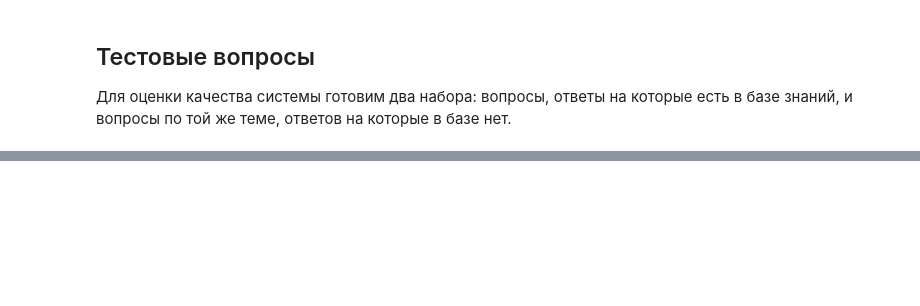
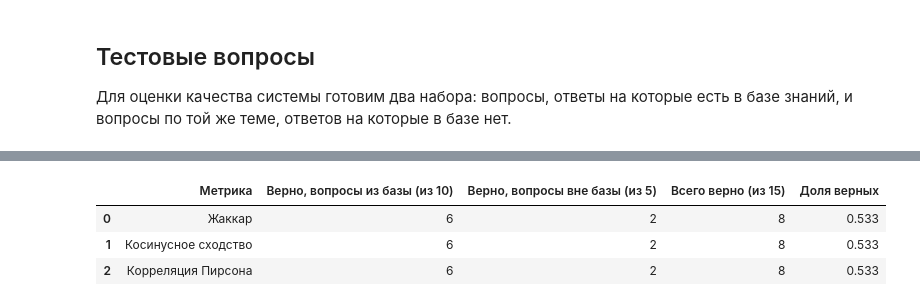
Before and after one commit to timur2015png/ML_LAB, a Jupyter notebook: lab_07.ipynb, the cells around one changed output, grey strips where cells are left out. Saved outputs shown, nothing was run; the diff lists cells and outputs as text; code cells hidden in the pictures; blank space fills up the shorter version.

```diff
--- a/lab_07.ipynb
+++ b/lab_07.ipynb
@@ -71,0 +169,23 @@ print("Пар в базе знаний:", len(questions), len(answers))
+# %%
+import numpy as np
+
+from sklearn.feature_extraction.text import CountVectorizer
+vectorizer = CountVectorizer(
+    tokenizer = lambda x: x,
+    preprocessor= lambda x: x,
+    token_pattern=None,
+    lowercase=False
+)
+
+X = vectorizer.fit_transform(processed_questions).toarray()
+
+feature_names = vectorizer.get_feature_names_out()
+
+print("Размер матрицы:", X.shape)
+print("Размер словаря:", len(feature_names))
+
+print("\nПример вектора первого вопроса:")
+print(X[0])
+
+print("\nСлова словаря:")
+print(feature_names)
@@ -105,0 +398,27 @@ correct_indices = [
+# %%
+n_in_base = len(correct_indices)
+n_out_of_base = len(test_questions) - n_in_base
+
+summary = []
+
+for name in metric_names:
+    flags = is_correct[name]
+    in_base = sum(flags[:n_in_base])
+    out_of_base = sum(flags[n_in_base:])
+
+    summary.append({
+        "Метрика": name,
+        f"Верно, вопросы из базы (из {n_in_base})": in_base,
+        f"Верно, вопросы вне базы (из {n_out_of_base})": out_of_base,
+        f"Всего верно (из {len(test_questions)})": in_base + out_of_base,
+        "Доля верных": round((in_base + out_of_base) / len(test_questions), 3)
+    })
+
+summary_df = pd.DataFrame(summary)
+
+summary_df
+# %% [output]
+|  | Метрика | Верно, вопросы из базы (из 10) | Верно, вопросы вне базы (из 5) | Всего верно (из 15) | Доля верных |
+| 0 | Жаккар | 6 | 2 | 8 | 0.533 |
+| 1 | Косинусное сходство | 6 | 2 | 8 | 0.533 |
+| 2 | Корреляция Пирсона | 6 | 2 | 8 | 0.533 |
```
Also changed, not shown: parts of 12 cells of this notebook.
